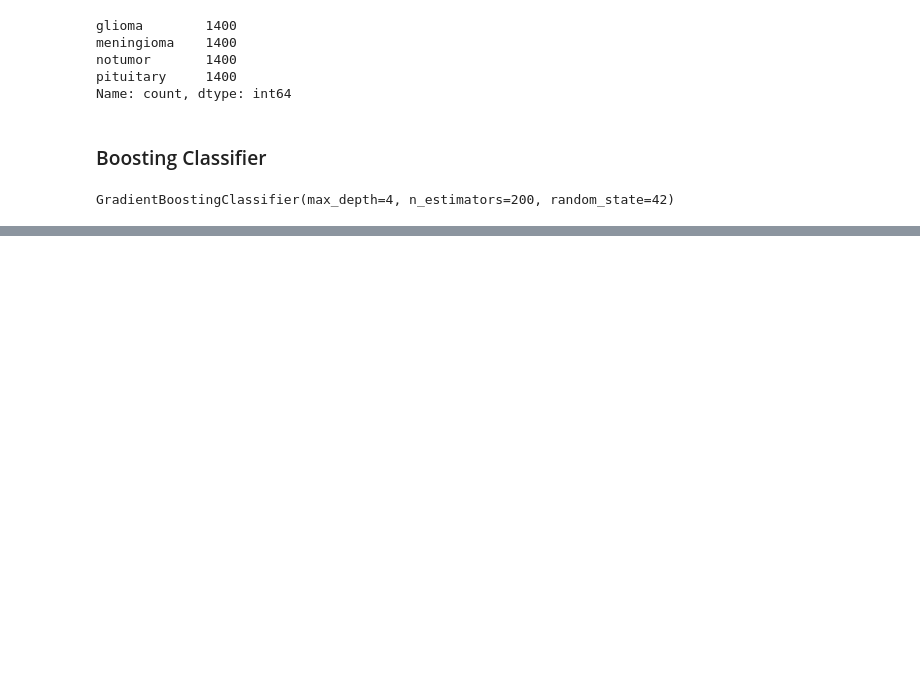
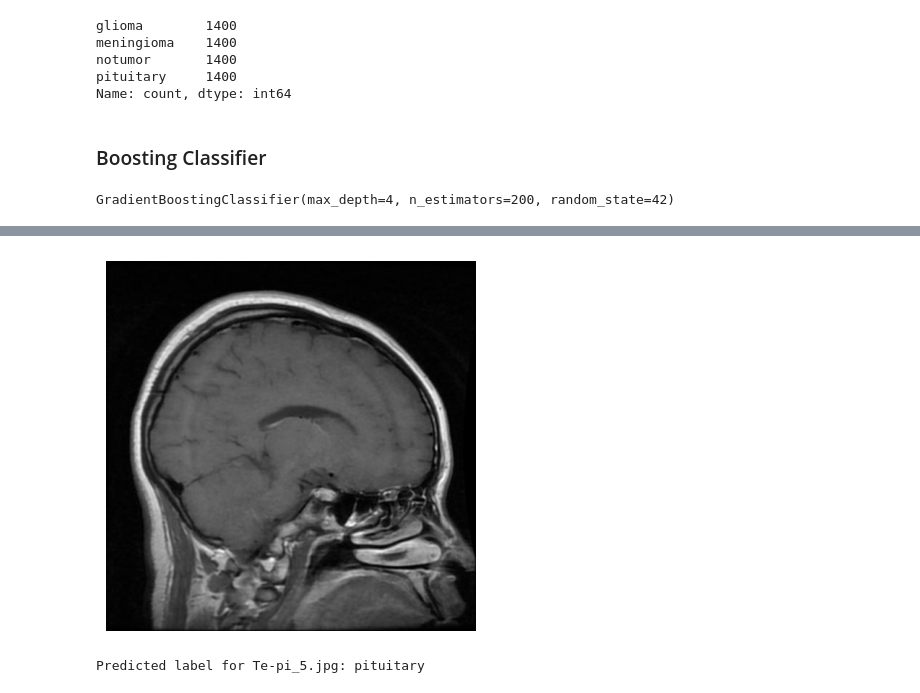
Before and after one commit to salmaax/Brain_Tumor_Classification, a Jupyter notebook: classification.ipynb, the cells around one changed output, grey strips where cells are left out. Cells and saved outputs as stored; diff of their text form; code cells hidden in the pictures; blank space fills up the shorter version.

Commit message:
added pipeline function

```diff
--- a/classification.ipynb
+++ b/classification.ipynb
@@ -78,13 +96,13 @@ y_test_enc = le.transform(y_test)
 # %%
 from sklearn.ensemble import GradientBoostingClassifier
 
-model = GradientBoostingClassifier(
+model1 = GradientBoostingClassifier(
     random_state=42,
     n_estimators=200,
     learning_rate=0.1,
     max_depth=4
     )
-model.fit(X_train_features, y_train_enc)
+model1.fit(X_train_features, y_train_enc)
 # %% [output]
 GradientBoostingClassifier(max_depth=4, n_estimators=200, random_state=42)
 # %%
@@ -134,0 +153,22 @@ plt.show()
+# %%
+# Function that applies the entire pipeline to a single image
+def classify_image(image_path, model, kmeans, le):
+    img = cv2.imread(image_path)
+    img_preprocessed = preprocess(img)
+    img_segmented = kmeans_segmentation(img_preprocessed)
+    img_feature = image_to_feature(img_segmented, kmeans, vocab_size=200)
+    img_feature = img_feature.reshape(1, -1)  # Reshape for prediction
+    pred_label_enc = model.predict(img_feature)[0]
+    pred_label = le.inverse_transform([pred_label_enc])[0]
+    return pred_label
+# %%
+# use function on a test image
+test_image_path = test_path / "pituitary" / "Te-pi_5.jpg"
+plt.imshow(cv2.imread(str(test_image_path)))
+plt.axis('off')
+plt.show()
+predicted_label = classify_image(test_image_path, model1, kmeans, le)
+print(f"Predicted label for {test_image_path.name}: {predicted_label}")
+# %% [output]
+[figure, added]
+Predicted label for Te-pi_5.jpg: pituitary
```
Also changed, not shown: parts of 3 cells of this notebook.
